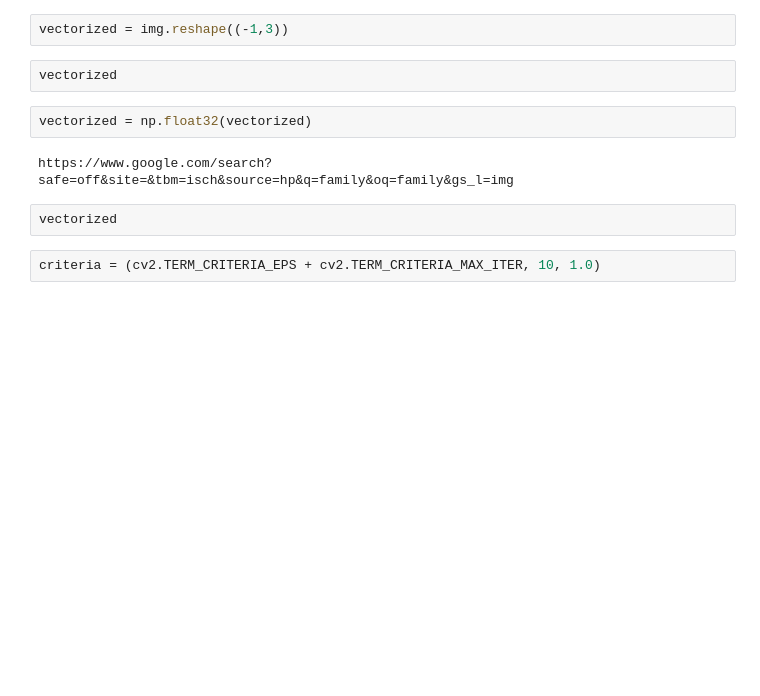
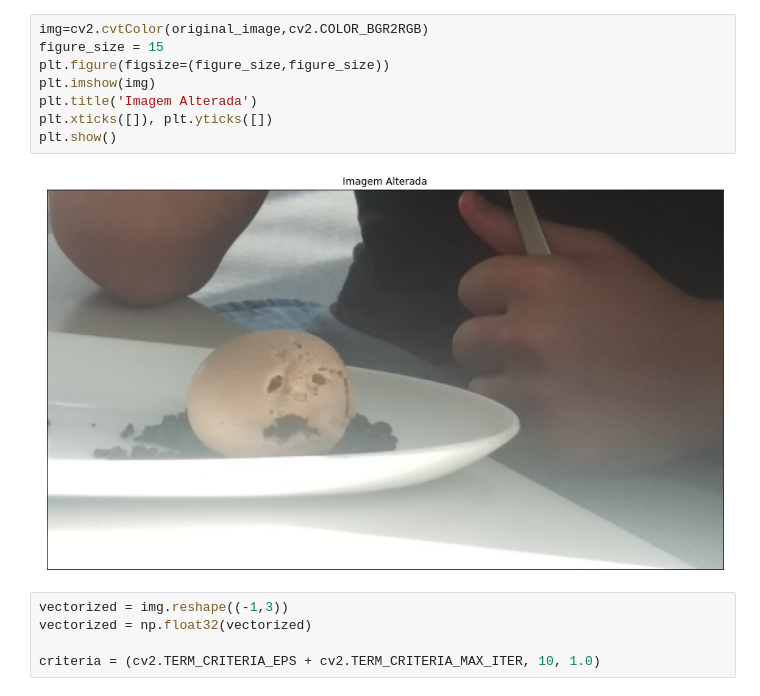
Before and after one commit to guilourenzo/mba-usp, a Jupyter notebook: PROJETO FINAL/CÓDIGOS/DESENV/test.ipynb, the cells around one changed output. Drawn from its saved outputs; the diff is of its cells as text; blank space fills up the shorter version.

```diff
--- a/PROJETO FINAL/CÓDIGOS/DESENV/test.ipynb
+++ b/PROJETO FINAL/CÓDIGOS/DESENV/test.ipynb
@@ -15,12 +26,15 @@ cv2.imshow(img)
+# %%
+img=cv2.cvtColor(original_image,cv2.COLOR_BGR2RGB)
+figure_size = 15
+plt.figure(figsize=(figure_size,figure_size))
+plt.imshow(img)
+plt.title('Imagem Alterada')
+plt.xticks([]), plt.yticks([])
+plt.show()
+# %% [output]
+[figure, added]
 # %%
 vectorized = img.reshape((-1,3))
+vectorized = np.float32(vectorized)
+
+criteria = (cv2.TERM_CRITERIA_EPS + cv2.TERM_CRITERIA_MAX_ITER, 10, 1.0)
-# %%
-vectorized
-# %%
-vectorized = np.float32(vectorized)
-# %% [output]
-https://www.google.com/search?safe=off&site=&tbm=isch&source=hp&q=family&oq=family&gs_l=img
-# %%
-vectorized
-# %%
-criteria = (cv2.TERM_CRITERIA_EPS + cv2.TERM_CRITERIA_MAX_ITER, 10, 1.0)
```
Also changed, not shown: parts of 21 cells of this notebook, 3 other files.
